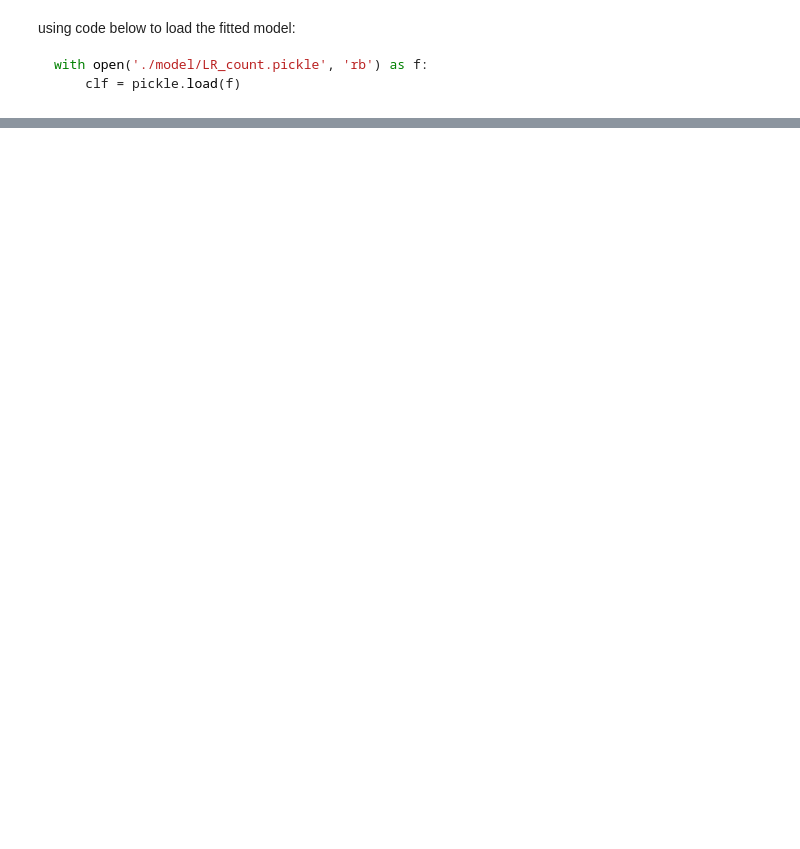
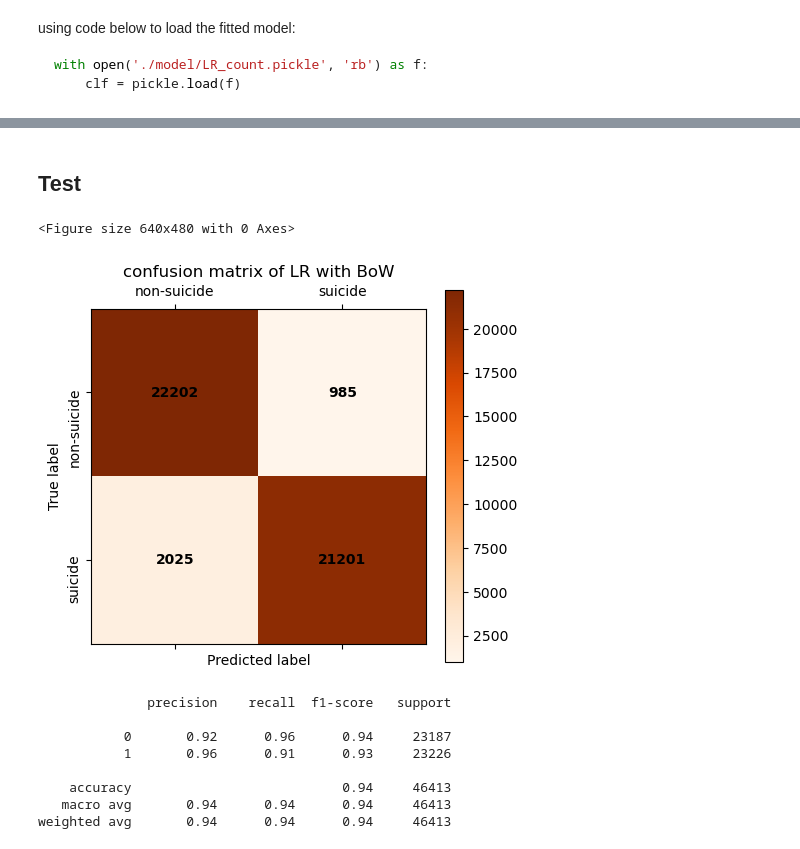
Before and after one commit to Sting-Scorpion/DataScience_Project, a Jupyter notebook: LR_CountVectorizer.ipynb, the cells around one changed output, grey strips where cells are left out. Cells and saved outputs as stored; diff of their text form; code cells hidden in the pictures; blank space fills up the shorter version.

```diff
--- a/LR_CountVectorizer.ipynb
+++ b/LR_CountVectorizer.ipynb
@@ -155,0 +160,43 @@ mei with weight 4.700628407770826
+# %% [markdown]
+## Test
+# %%
+df = pd.read_csv('./data/test.csv')
+X = df['text']
+Y = df['suicide']
+# %%
+X_test = vectorizer.transform(X)
+
+lrc_preds = clf.predict_proba(X_test)
+# %%
+from sklearn.metrics import classification_report, confusion_matrix
+import matplotlib.pyplot as plt
+
+y_pred = lrc_preds.argmax(1)
+cm = confusion_matrix(Y, y_pred)
+plt.figure()
+plt.matshow(cm, cmap=plt.cm.Oranges)
+plt.colorbar(fraction=0.05)
+for x in range(len(cm)):
+    for y in range(len(cm)):
+        plt.annotate(cm[x, y], xy=(y, x), horizontalalignment='center', verticalalignment='center', weight='heavy')
+
+plt.xlabel('Predicted label')
+plt.xticks([1, 0], ['suicide', 'non-suicide'])
+plt.ylabel('True label')
+plt.yticks([1, 0], ['suicide', 'non-suicide'], rotation=90)
+plt.title('confusion matrix of LR with BoW')
+plt.savefig('./img/cm_LR_C.jpg')
+plt.show()
+
+print(classification_report(Y, y_pred))
+# %% [output]
+<Figure size 640x480 with 0 Axes>
+[figure, added]
+              precision    recall  f1-score   support
+
+           0       0.92      0.96      0.94     23187
+           1       0.96      0.91      0.93     23226
+
+    accuracy                           0.94     46413
+   macro avg       0.94      0.94      0.94     46413
+weighted avg       0.94      0.94      0.94     46413
```
Also changed, not shown: parts of 13 cells of this notebook.
